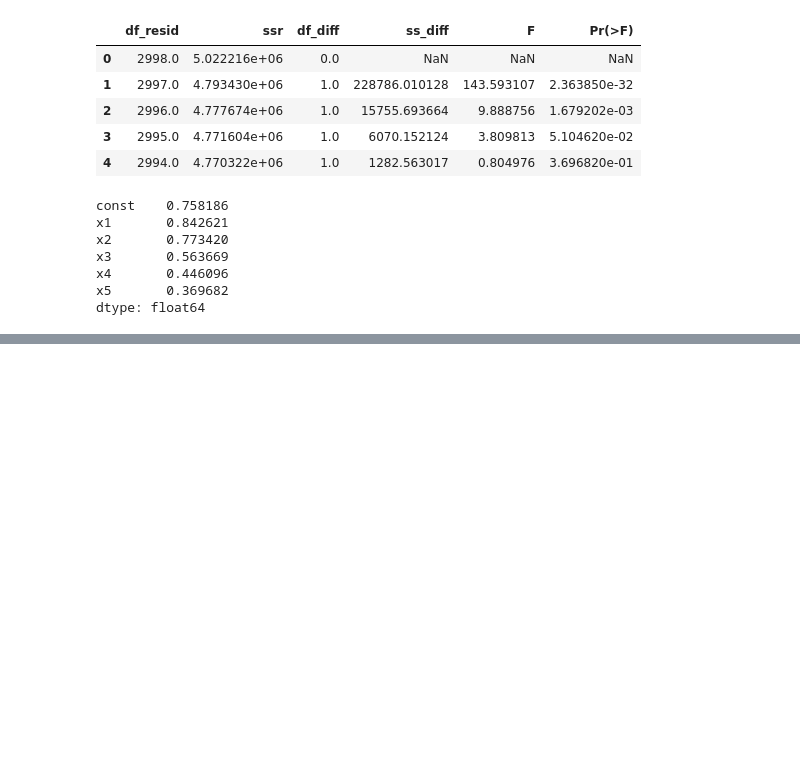
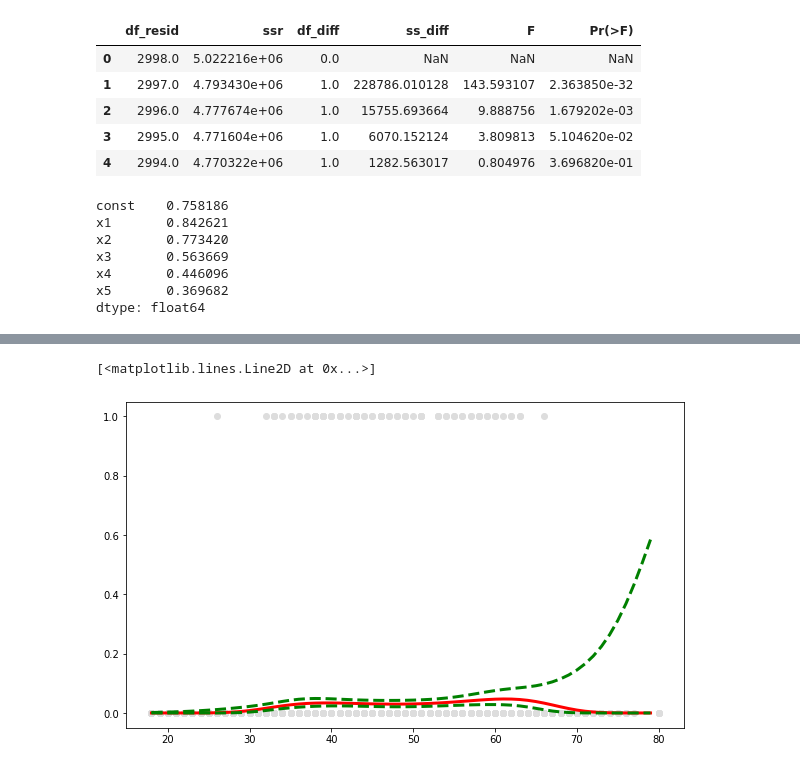
Before and after one commit to vivialprt/ISLR, a Jupyter notebook: Chapter7/Lab.ipynb, the cells around one changed output, grey strips where cells are left out. Drawn from its saved outputs; the diff is of its cells as text; code cells hidden in the pictures; blank space fills up the shorter version.

```diff
--- a/Chapter7/Lab.ipynb
+++ b/Chapter7/Lab.ipynb
@@ -134,3 +132,11 @@ x3       0.563669
 x4       0.446096
 x5       0.369682
 dtype: float64
+# %%
+model = sm.GLM(
+    endog=data.wage>250,
+    exog=PolynomialFeatures(degree=4).fit_transform(data.age.to_frame()),
+    family=sm.families.Binomial()
+).fit()
+pred_res = model.get_prediction(age_for_plot).summary_frame()
+model.summary()
@@ -136,0 +160,9 @@ dtype: float64
+# %%
+plt.figure(figsize=(10,6))
+plt.plot(data.age, data.wage>250, 'o', c='#dddddd')
+plt.plot(age_for_plot[:, 1], pred_res['mean'], color='r', lw=3)
+plt.plot(age_for_plot[:, 1], pred_res['mean_ci_lower'], 'g--', lw=3)
+plt.plot(age_for_plot[:, 1], pred_res['mean_ci_upper'], 'g--', lw=3)
+# %% [output]
+[<matplotlib.lines.Line2D at 0x...>]
+[figure, added]
```
Also changed, not shown: parts of 9 cells of this notebook.
